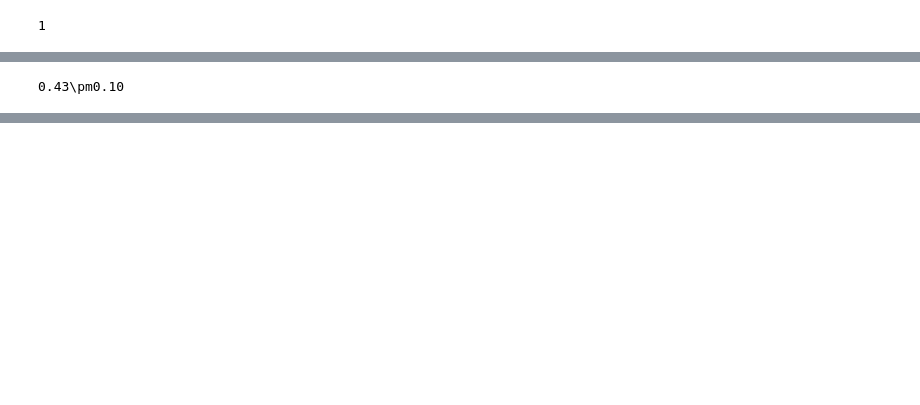
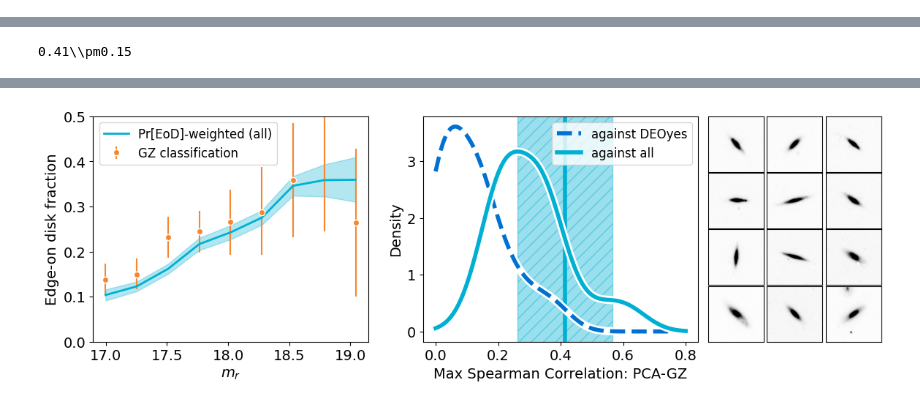
Before and after one commit to ekadofong/pieridae, a Jupyter notebook: merger_analysis/figure_generation/MF_galaxyzoo.ipynb, the cells around one changed output, grey strips where cells are left out. Cells and saved outputs as stored; diff of their text form; code cells hidden in the pictures; blank space fills up the shorter version.

```diff
--- a/merger_analysis/figure_generation/MF_galaxyzoo.ipynb
+++ b/merger_analysis/figure_generation/MF_galaxyzoo.ipynb
@@ -54,10 +34,5 @@ See the caveats in the documentation: https://pandas.pydata.org/pandas-docs/stab
 # %%
 output_dir = fg_galaxyzoo.Path('./punchline_figures/')
-# %%
-ix = 4
-ix - (ix//3)*3
-# %% [output]
-1
 # %%
-fg_galaxyzoo.make_figure_galaxyzoo(data,output_dir,logger)
+fg_galaxyzoo.make_figure_galaxyzoo(data,None,logger)
 # %% [output]
@@ -76 +43 @@ fg_galaxyzoo.make_figure_galaxyzoo(data,output_dir,logger)
-0.43\pm0.10
+0.41\\pm0.15
@@ -79,0 +44 @@ fg_galaxyzoo.make_figure_galaxyzoo(data,output_dir,logger)
+[figure, added]
```
Also changed, not shown: parts of 3 cells of this notebook, 5 other files.
